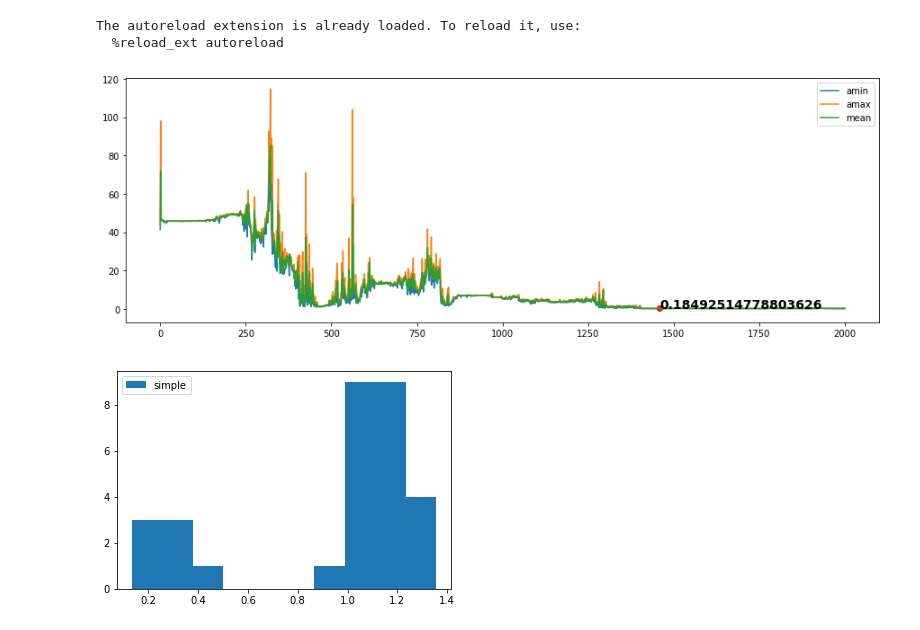
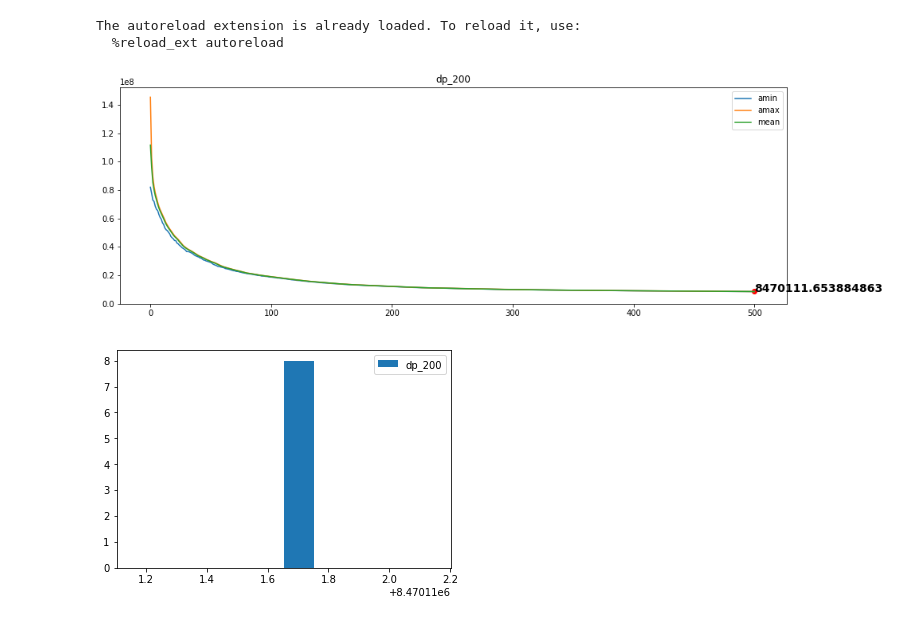
Before and after one commit to kkulczak/evolutional-algorithms, a Jupyter notebook: list03/Benchmark_Unconstrained_Global_Optimization.ipynb, the cells around one changed output. Saved outputs shown, nothing was run; the diff lists cells and outputs as text; code cells hidden in the pictures.

```diff
--- a/list03/Benchmark_Unconstrained_Global_Optimization.ipynb
+++ b/list03/Benchmark_Unconstrained_Global_Optimization.ipynb
@@ -11,26 +11,27 @@ from utils import (plot_hist, plot_one)
 The autoreload extension is already loaded. To reload it, use:
   %reload_ext autoreload
 # %%
-
 default_kwargs = {
+    'population_evaluation': griewank,
+    'individual_size': 80,
     'iterations': 2000,
     'plus': True,
-    'Mu': 500,
-    'Lambda': 1000,
-    'K': 0.6,
+    'Mu': 400,
+    'Lambda': 1600,
+    'K': 0.75,
     'domain': (-500,500),
     'verbose': False,
 }
-data = ES_mu_lambda(
-    griewank,
-    2,
-    **default_kwargs,
-
-)
-plot_one(data)
-# %% [output]
-[figure, removed]
-# %%
-plot_hist({'simple': [ES_mu_lambda(griewank, 30, **default_kwargs) for x in range(30)]})
-# %% [output]
-[figure, removed]
+# %%
+instance_kwargs = {
+    'population_evaluation': dp,
+    'individual_size': 200,
+    'domain': (-10, 10),
+    'iterations': 500,
+}
+# %%
+# plot_one(ES_mu_lambda(**{**default_kwargs, **instance_kwargs}))
+run_multiproc_hist({**default_kwargs, **instance_kwargs})
+# %% [output]
+[figure, added]
+[figure, added]
```
Also changed, not shown: parts of 6 cells of this notebook, 3 other files.
